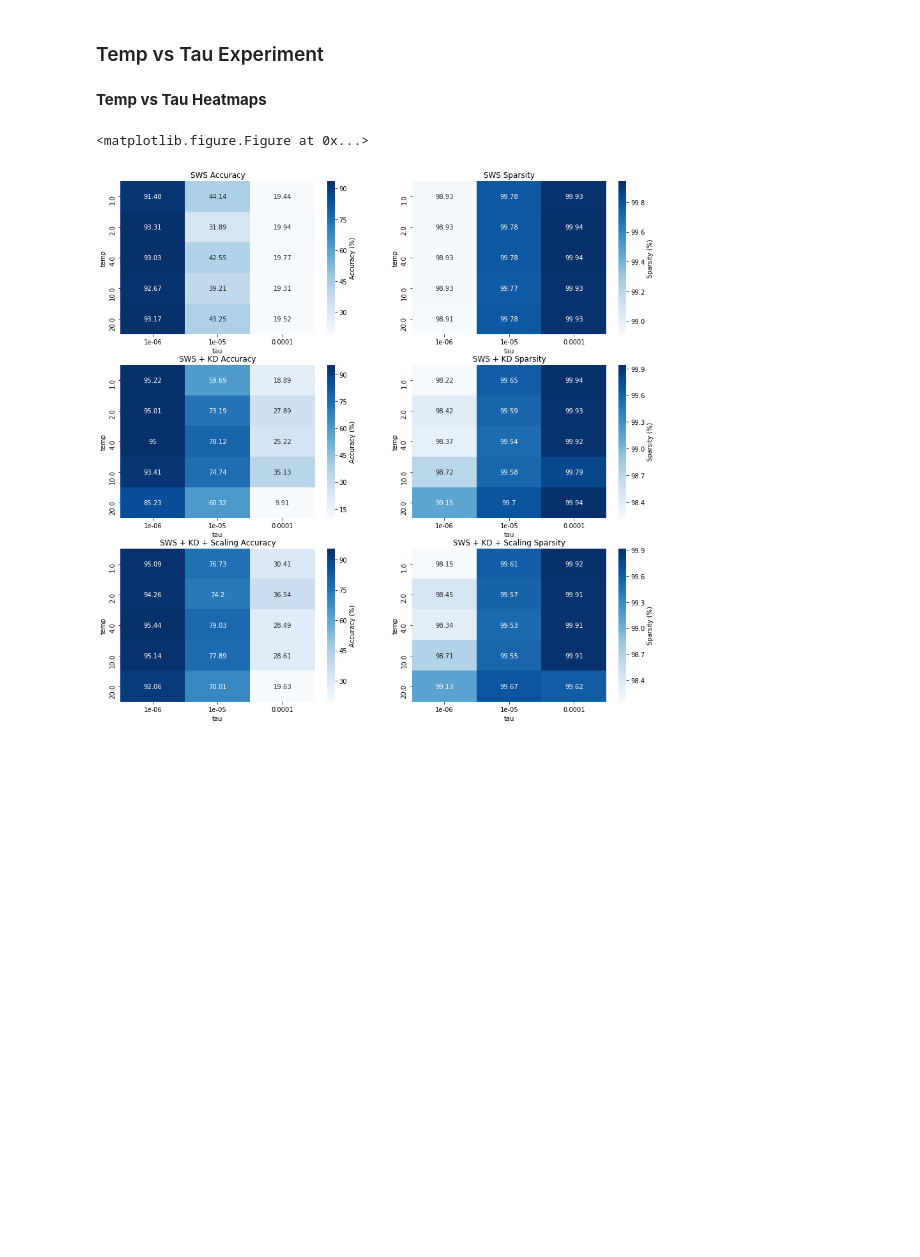
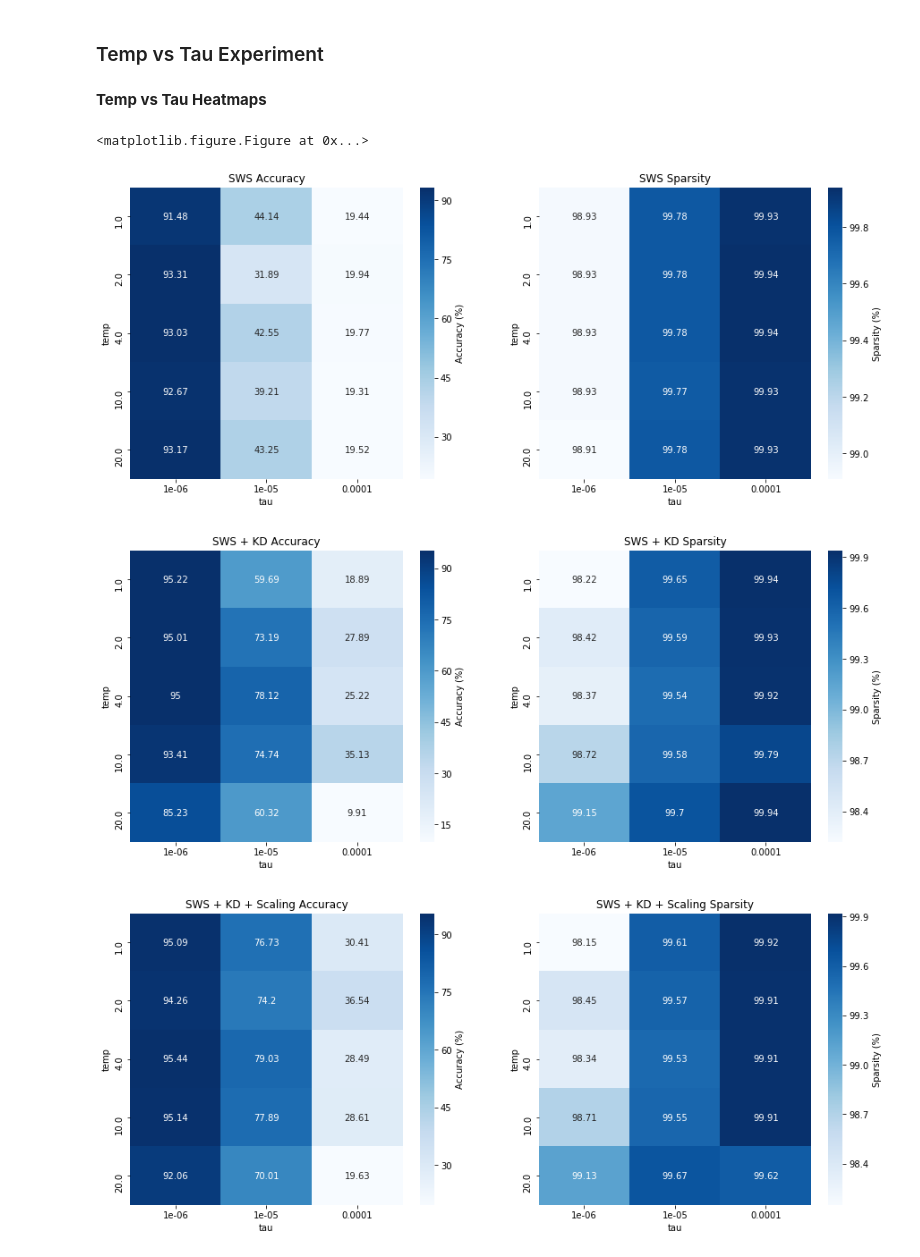
Before and after one commit to okz12/NN_compression, a Jupyter notebook: notebooks/result_visualisation.ipynb, the cells around one changed output. Saved outputs shown, nothing was run; the diff lists cells and outputs as text; code cells hidden in the pictures; blank space fills up the shorter version.

```diff
--- a/notebooks/result_visualisation.ipynb
+++ b/notebooks/result_visualisation.ipynb
@@ -176,35 +178,40 @@ temp_tau_exp = temp_tau_exp.drop_duplicates()
 # %%
 ipd.display(ipd.Markdown("**Temp vs Tau Heatmaps**"))
 plt.clf()
-plt.figure(figsize=(15, 15))
-plt.subplot(3,2,1)
+plt.figure(figsize=(15, 6))
+plt.subplot(1,2,1)
 sns.heatmap(temp_tau_exp[temp_tau_exp['method'] == "SWS"].pivot(index='temp', columns='tau', values='acc'), cmap='Blues', cbar_kws = {'label' : 'Accuracy (%)'}, annot=True, fmt="g")
 plt.title("SWS Accuracy")
 
-plt.subplot(3,2,2)
+plt.subplot(1,2,2)
 sns.heatmap(temp_tau_exp[temp_tau_exp['method'] == "SWS"].pivot(index='temp', columns='tau', values='sp'), cmap='Blues', cbar_kws = {'label' : 'Sparsity (%)'}, annot=True, fmt="g")
 plt.title("SWS Sparsity")
 
-plt.subplot(3,2,3)
+plt.figure(figsize=(15, 6))
+plt.subplot(1,2,1)
 sns.heatmap(temp_tau_exp[temp_tau_exp['method'] == "SWS + KD"].pivot(index='temp', columns='tau', values='acc'), cmap='Blues', cbar_kws = {'label' : 'Accuracy (%)'}, annot=True, fmt="g")
 plt.title("SWS + KD Accuracy")
 
-plt.subplot(3,2,4)
+plt.subplot(1,2,2)
 sns.heatmap(temp_tau_exp[temp_tau_exp['method'] == "SWS + KD"].pivot(index='temp', columns='tau', values='sp'), cmap='Blues', cbar_kws = {'label' : 'Sparsity (%)'}, annot=True, fmt="g")
 plt.title("SWS + KD Sparsity")
 
-plt.subplot(3,2,5)
+plt.figure(figsize=(15, 6))
+plt.subplot(1,2,1)
 sns.heatmap(temp_tau_exp[temp_tau_exp['method'] == "SWS + KD + Scaling"].pivot(index='temp', columns='tau', values='acc'), cmap='Blues', cbar_kws = {'label' : 'Accuracy (%)'}, annot=True, fmt="g")
 plt.title("SWS + KD + Scaling Accuracy")
 
-plt.subplot(3,2,6)
+plt.subplot(1,2,2)
 sns.heatmap(temp_tau_exp[temp_tau_exp['method'] == "SWS + KD + Scaling"].pivot(index='temp', columns='tau', values='sp'), cmap='Blues', cbar_kws = {'label' : 'Sparsity (%)'}, annot=True, fmt="g")
 plt.title("SWS + KD + Scaling Sparsity")
+plt.savefig('temp.eps', format='eps', dpi=1000)
 plt.show()
 # %% [output]
 **Temp vs Tau Heatmaps**
 <matplotlib.figure.Figure at 0x...>
-[figure, old version]
+[figure, new version]
+[figure, added]
+[figure, added]
 # %%
 plt.clf()
 plt.figure(figsize=(15, 6))
```
Also changed, not shown: parts of 4 cells of this notebook, 3 other files.
